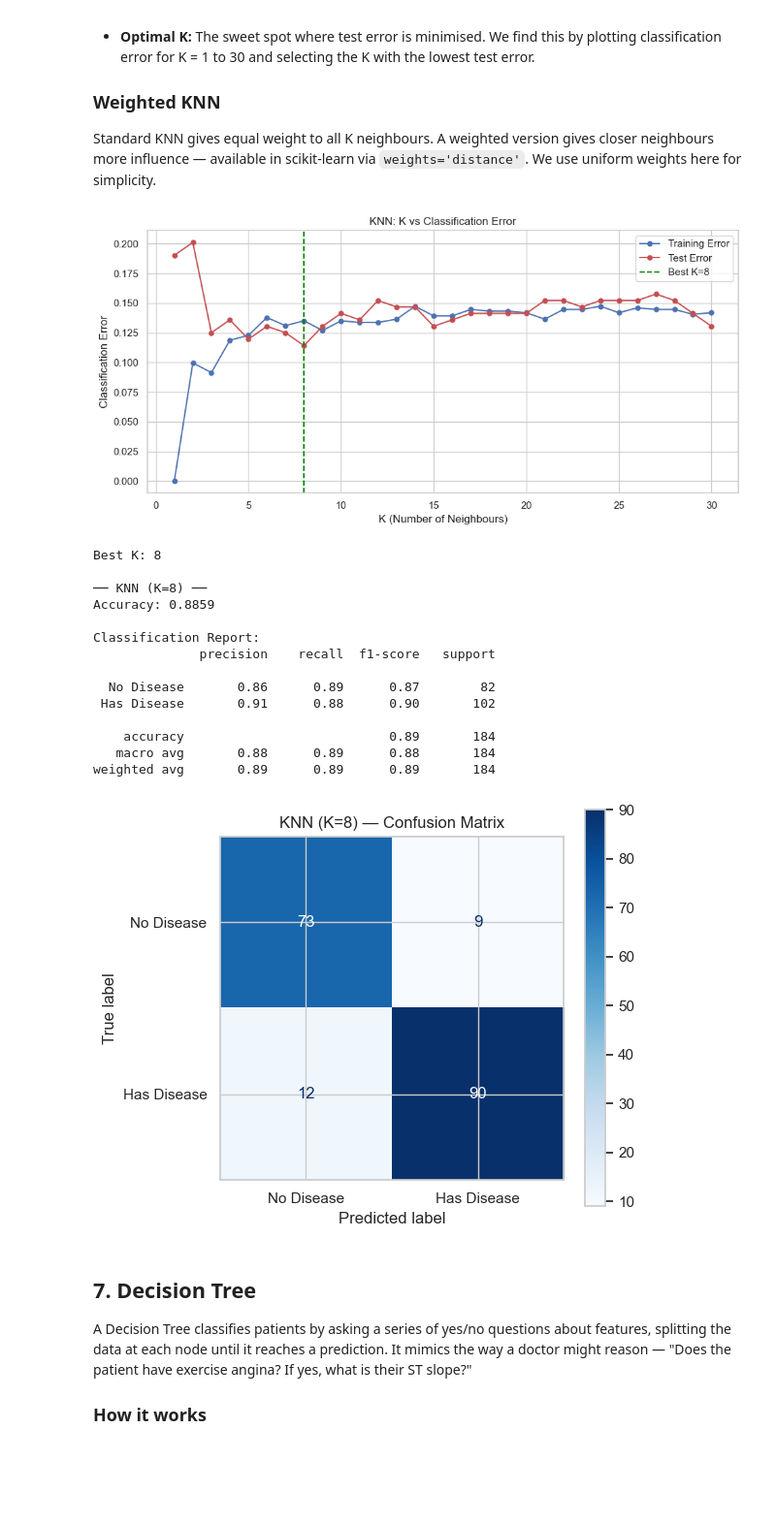
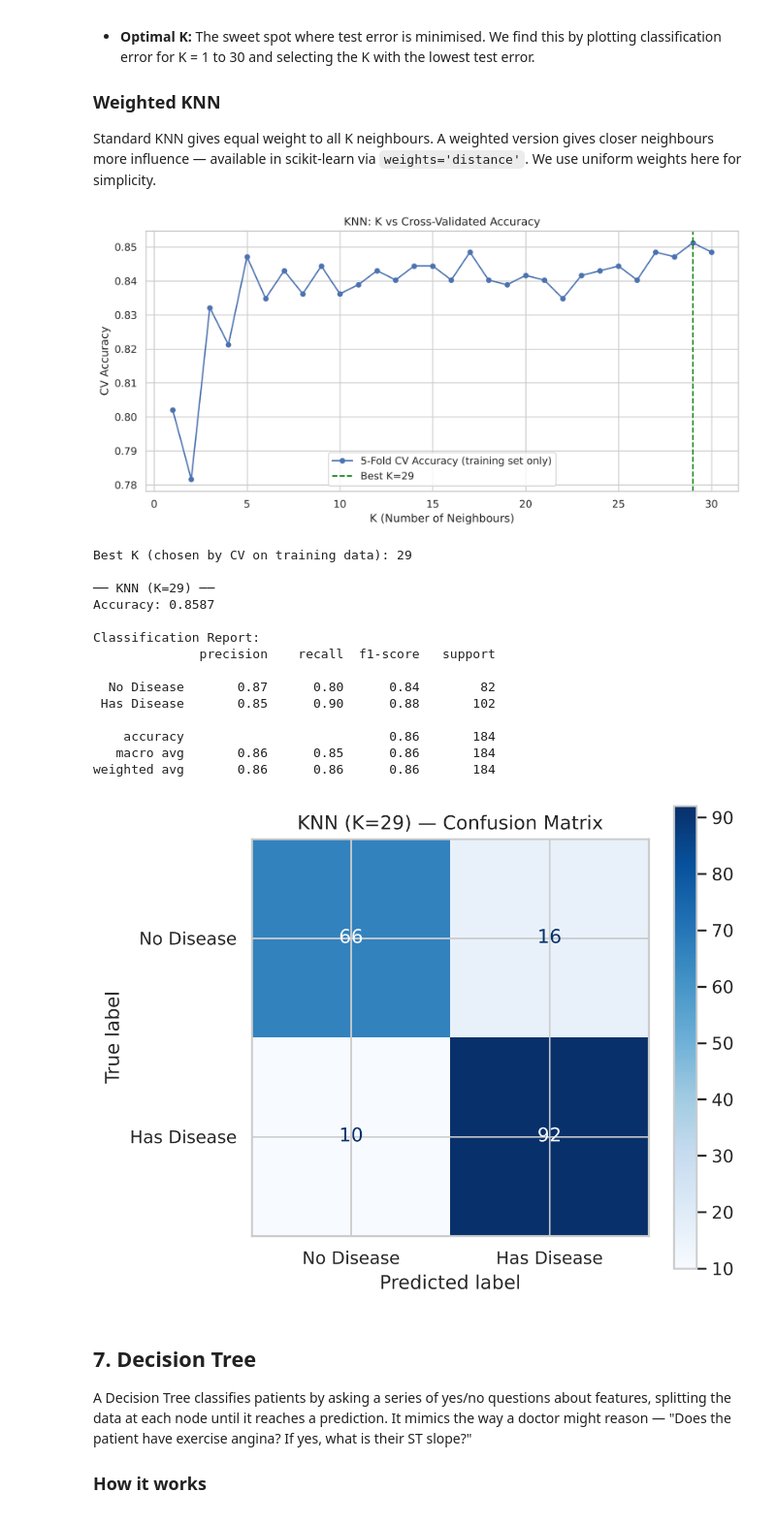
Before and after one commit to vyshnavi259sk/heart-disease-ml, a Jupyter notebook: notebooks/02_Modelling.ipynb, the cells around one changed output. Shown at 97% size. Drawn from its saved outputs; the diff is of its cells as text; code cells hidden in the pictures; blank space fills up the shorter version.

```diff
--- a/notebooks/02_Modelling.ipynb
+++ b/notebooks/02_Modelling.ipynb
@@ -59,6 +59,7 @@ from sklearn.tree import DecisionTreeClassifier
 from sklearn.ensemble import RandomForestClassifier, GradientBoostingClassifier
 from sklearn.naive_bayes import GaussianNB
 from sklearn.neural_network import MLPClassifier
+from sklearn.pipeline import make_pipeline
 from scipy import stats
 from scipy.cluster.hierarchy import dendrogram, linkage
 from itertools import combinations
@@ -75,13 +76,19 @@ df = pd.read_csv('../data/heart_cleaned_encoded.csv')
 X = df.drop('HeartDisease', axis=1)
 y = df['HeartDisease']
 
-# Scale features
+# Split BEFORE scaling — fit the scaler on the training fold only, so no
+# test-set statistics leak into preprocessing.
+X_train_raw, X_test_raw, y_train, y_test = train_test_split(
+    X, y, test_size=0.2, random_state=42, stratify=y)
+
 scaler = StandardScaler()
-X_scaled = pd.DataFrame(scaler.fit_transform(X), columns=X.columns)
+X_train = pd.DataFrame(scaler.fit_transform(X_train_raw), columns=X.columns, index=X_train_raw.index)
+X_test  = pd.DataFrame(scaler.transform(X_test_raw),      columns=X.columns, index=X_test_raw.index)
 
-# Reconstruct identical train/test split
-X_train, X_test, y_train, y_test = train_test_split(
-    X_scaled, y, test_size=0.2, random_state=42, stratify=y)
+# Separate full-dataset scaled view, used ONLY for the unsupervised clustering
+# section below — never for supervised train/test scoring, where scaling must
+# stay inside the split (or inside each CV fold via a Pipeline, as used later).
+X_scaled_full = pd.DataFrame(StandardScaler().fit_transform(X), columns=X.columns)
 
 print(f"Dataset loaded: {df.shape}")
 print(f"Features: {X.shape[1]}")
@@ -306,7 +316,7 @@ If clusters align with disease status, that validates our feature choices.
 # %%
 # ── K-MEANS CLUSTERING ───────────────────────────────────────
 
-X_cluster = X_scaled[['Age', 'MaxHR']].values
+X_cluster = X_scaled_full[['Age', 'MaxHR']].values
 
 # Elbow method
 inertias = []
@@ -348,7 +358,7 @@ print(f"Cluster sizes: {pd.Series(clusters).value_counts().sort_index().to_dict(
 
 # ── HIERARCHICAL CLUSTERING ──────────────────────────────────
 
-X_hier = X_scaled[['Age', 'MaxHR']].values[:100]
+X_hier = X_scaled_full[['Age', 'MaxHR']].values[:100]
 linked = linkage(X_hier, method='ward')
 
 fig, axes = plt.subplots(1, 2, figsize=(16, 6))
@@ -659,66 +658,66 @@ gives closer neighbours more influence — available in scikit-learn via
 `weights='distance'`. We use uniform weights here for simplicity.
 # %%
 # ── KNN CLASSIFICATION ───────────────────────────────────────
+# K is chosen by 5-fold CV on the TRAINING set only — the test set is
+# touched once, after K is fixed, purely to report final performance.
 
 k_values = range(1, 31)
-train_errors = []
-test_errors  = []
+cv_scores_knn = []
 
 for k in k_values:
     knn = KNeighborsClassifier(n_neighbors=k)
-    knn.fit(X_train, y_train)
-    train_errors.append(1 - knn.score(X_train, y_train))
-    test_errors.append(1 - knn.score(X_test, y_test))
+    scores = cross_val_score(knn, X_train, y_train, cv=5, scoring='accuracy')
+    cv_scores_knn.append(scores.mean())
 
-best_k = k_values[np.argmin(test_errors)]
+best_k = k_values[np.argmax(cv_scores_knn)]
 
 plt.figure(figsize=(10, 5))
-plt.plot(k_values, train_errors, 'bo-', label='Training Error', markersize=5)
-plt.plot(k_values, test_errors,  'ro-', label='Test Error',     markersize=5)
+plt.plot(k_values, cv_scores_knn, 'bo-', markersize=5,
+         label='5-Fold CV Accuracy (training set only)')
 plt.axvline(x=best_k, color='green', linestyle='--',
             label=f'Best K={best_k}')
 plt.xlabel('K (Number of Neighbours)')
-plt.ylabel('Classification Error')
-plt.title('KNN: K vs Classification Error')
+plt.ylabel('CV Accuracy')
+plt.title('KNN: K vs Cross-Validated Accuracy')
 plt.legend()
 plt.tight_layout()
 plt.show()
 
 knn_final = KNeighborsClassifier(n_neighbors=best_k)
 knn_final.fit(X_train, y_train)
 y_pred_knn = knn_final.predict(X_test)
 
-print(f"Best K: {best_k}")
+print(f"Best K (chosen by CV on training data): {best_k}")
 print(f"\n── KNN (K={best_k}) ──")
 print(f"Accuracy: {accuracy_score(y_test, y_pred_knn):.4f}")
 print("\nClassification Report:")
 print(classification_report(y_test, y_pred_knn,
       target_names=['No Disease', 'Has Disease']))
 
 fig, ax = plt.subplots(figsize=(6, 5))
 ConfusionMatrixDisplay.from_predictions(y_test, y_pred_knn,
     display_labels=['No Disease', 'Has Disease'],
     cmap='Blues', ax=ax)
 ax.set_title(f'KNN (K={best_k}) — Confusion Matrix')
 plt.tight_layout()
 plt.show()
 # %% [output]
-[figure, old version]
+[figure, new version]
-Best K: 8
+Best K (chosen by CV on training data): 29
 
-── KNN (K=8) ──
-Accuracy: 0.8859
+── KNN (K=29) ──
+Accuracy: 0.8587
 
 Classification Report:
               precision    recall  f1-score   support
 
-  No Disease       0.86      0.89      0.87        82
- Has Disease       0.91      0.88      0.90       102
+  No Disease       0.87      0.80      0.84        82
+ Has Disease       0.85      0.90      0.88       102
 
-    accuracy                           0.89       184
-   macro avg       0.88      0.89      0.88       184
-weighted avg       0.89      0.89      0.89       184
+    accuracy                           0.86       184
+   macro avg       0.86      0.85      0.86       184
+weighted avg       0.86      0.86      0.86       184
-[figure, old version]
+[figure, new version]
 # %% [markdown]
 ## 7. Decision Tree
 
```
Also changed, not shown: parts of 11 cells of this notebook, 1 other file.
